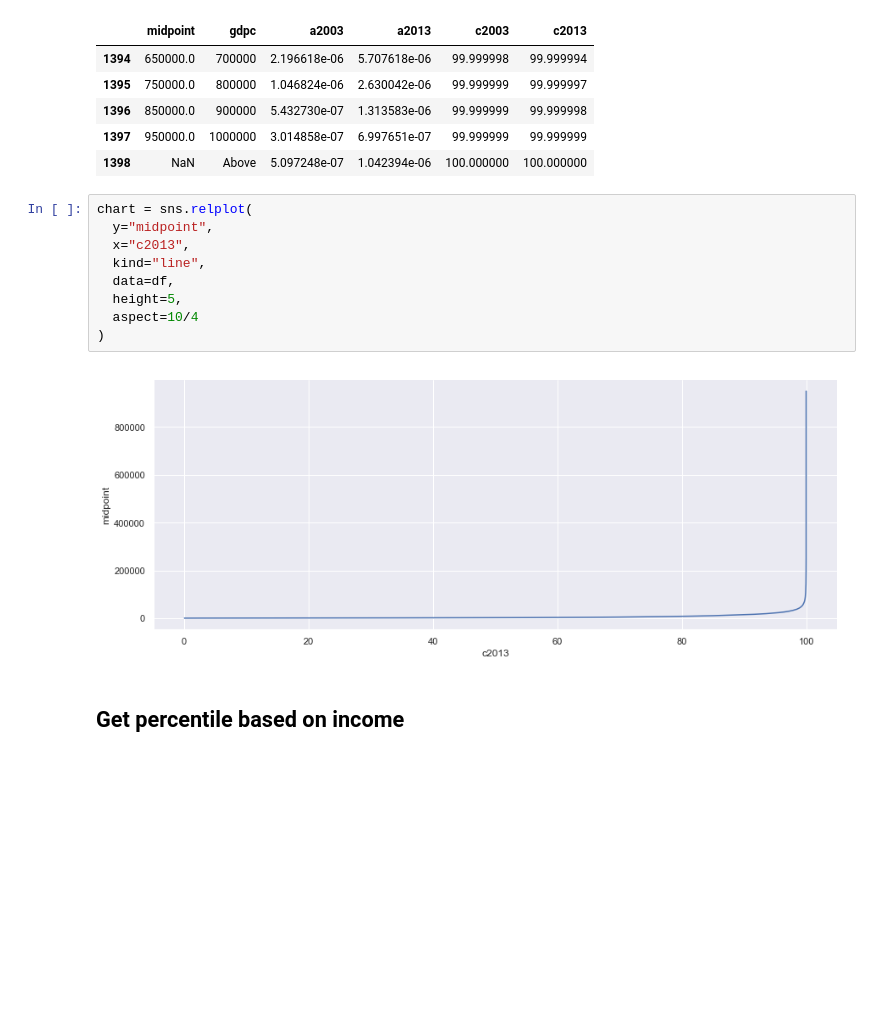
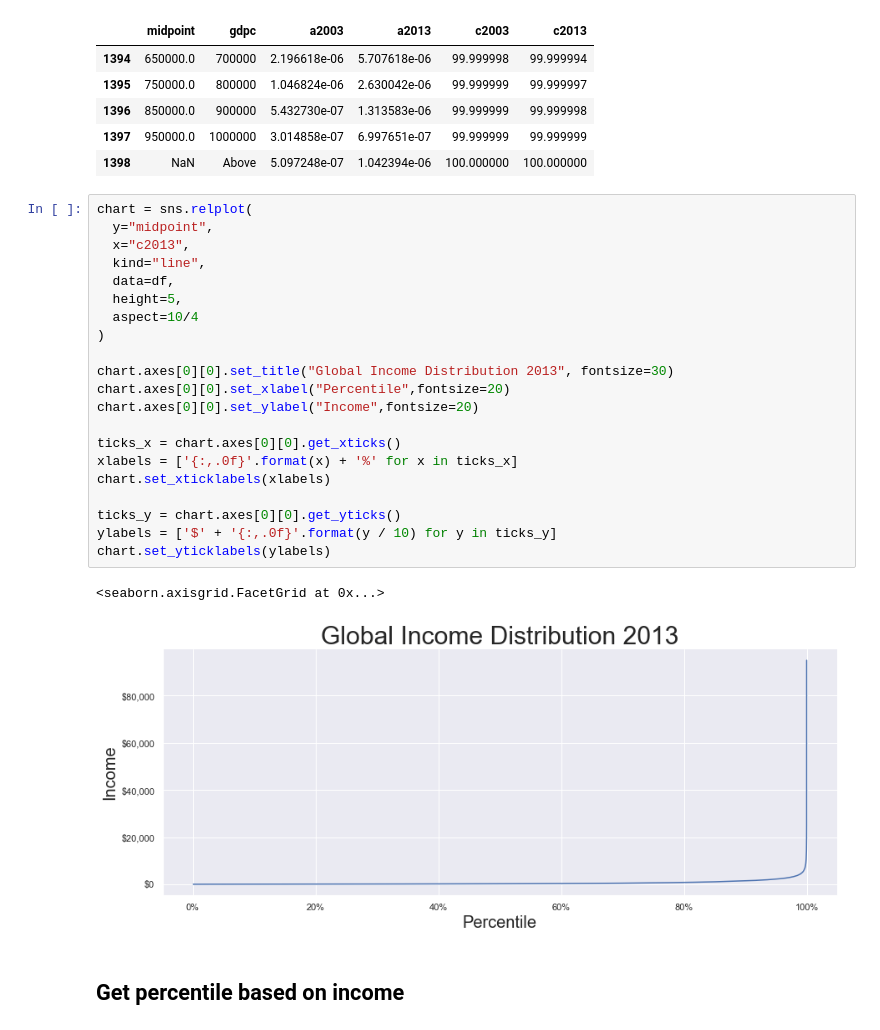
Before and after one commit to whyboris/Global-Income-Distribution, a Jupyter notebook: global_income_distribution.ipynb, the cells around one changed output. Drawn from its saved outputs; the diff is of its cells as text; blank space fills up the shorter version.

```diff
--- a/global_income_distribution.ipynb
+++ b/global_income_distribution.ipynb
@@ -112,17 +112,30 @@ df.tail(5)
 | 1396 | 850000.0 | 900000 | 5.432730e-07 | 1.313583e-06 | 99.999999 | 99.999998 |
 | 1397 | 950000.0 | 1000000 | 3.014858e-07 | 6.997651e-07 | 99.999999 | 99.999999 |
 | 1398 | NaN | Above | 5.097248e-07 | 1.042394e-06 | 100.000000 | 100.000000 |
-# %%
-chart = sns.relplot(
-  y="midpoint",
-  x="c2013",
-  kind="line",
-  data=df,
-  height=5,
-  aspect=10/4
-)
-# %% [output]
-[figure, removed]
+# %%
+chart = sns.relplot(
+  y="midpoint",
+  x="c2013",
+  kind="line",
+  data=df,
+  height=5,
+  aspect=10/4
+)
+
+chart.axes[0][0].set_title("Global Income Distribution 2013", fontsize=30)
+chart.axes[0][0].set_xlabel("Percentile",fontsize=20)
+chart.axes[0][0].set_ylabel("Income",fontsize=20)
+
+ticks_x = chart.axes[0][0].get_xticks()
+xlabels = ['{:,.0f}'.format(x) + '%' for x in ticks_x]
+chart.set_xticklabels(xlabels)
+
+ticks_y = chart.axes[0][0].get_yticks()
+ylabels = ['$' + '{:,.0f}'.format(y / 10) for y in ticks_y]
+chart.set_yticklabels(ylabels)
+# %% [output]
+<seaborn.axisgrid.FacetGrid at 0x...>
+[figure, added]
 # %% [markdown]
 ## Get percentile based on income
 # %%
```
Also changed, not shown: parts of 4 cells of this notebook, 1 other file.
